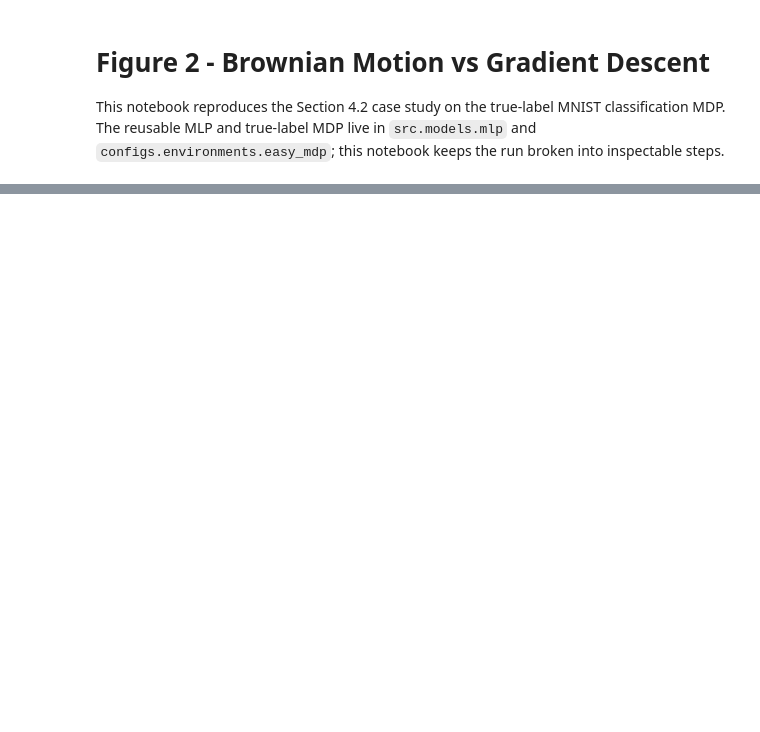
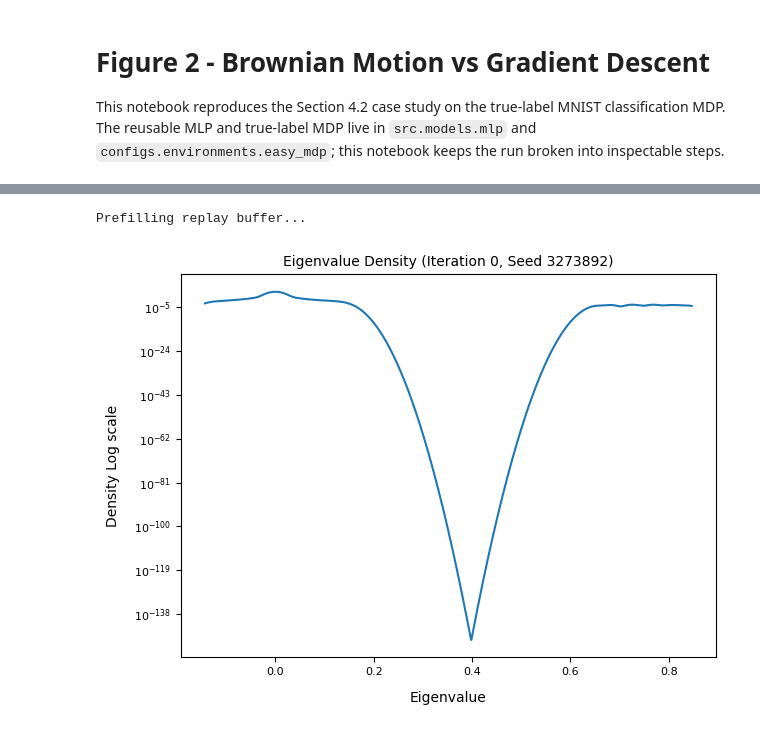
Before and after one commit to mahdigheidi/Masters-Study-Project, a Jupyter notebook: notebooks/figure2_brownian_motion_reproduction.ipynb, the cells around one changed output, grey strips where cells are left out. Cells and saved outputs as stored; diff of their text form; code cells hidden in the pictures; blank space fills up the shorter version.

```diff
--- a/notebooks/figure2_brownian_motion_reproduction.ipynb
+++ b/notebooks/figure2_brownian_motion_reproduction.ipynb
@@ -29,14 +25,14 @@ from src.pyhessian import Hessian
 # %%
-seed: int = 42
-data_root: str = "./data"
-download: bool = False
+seed: int = 3273892
+data_root: str = "../data"
+download: bool = True
 hidden_dim: int = 512
 gamma: float = 0.99
 lr: float = 1e-3
 batch_size: int = 512
 replay_capacity: int = 10_000
 prefill_steps: int = 5_000
-train_steps: int = 200_000
+train_steps: int = 5_000
 target_update_period: int = 5_000
 epsilon: float = 0.1
 probe_batch_size: int = 512
@@ -104,0 +126,7 @@ target_model = copy.deepcopy(gd_model).to(device)
+# %%
+# prefill the replay buffer
+print("Prefilling replay buffer...")
+for _ in tqdm(range(prefill_steps)):
+    collect_transition(env, gd_model, replay, epsilon)
+# %% [output]
+Prefilling replay buffer...
@@ -104,0 +150,15 @@ target_model = copy.deepcopy(gd_model).to(device)
+# %%
+# plot the hessian esd at initialization
+probe_batch = replay.sample(512)
+probe_targets, _ = make_probe_targets(gd_model, probe_batch[0])
+hessian = Hessian(
+    model=gd_model,
+    data=(probe_batch[0], probe_targets),
+    criterion=F.mse_loss,
+    cuda=False,
+)
+eig, weight = hessian.density(iter=100, n_v=10)
+# %%
+get_esd_plot(eig, weight, 0, seed)
+# %% [output]
+[figure, added]
```
Also changed, not shown: parts of 24 cells of this notebook, 4 other files.
